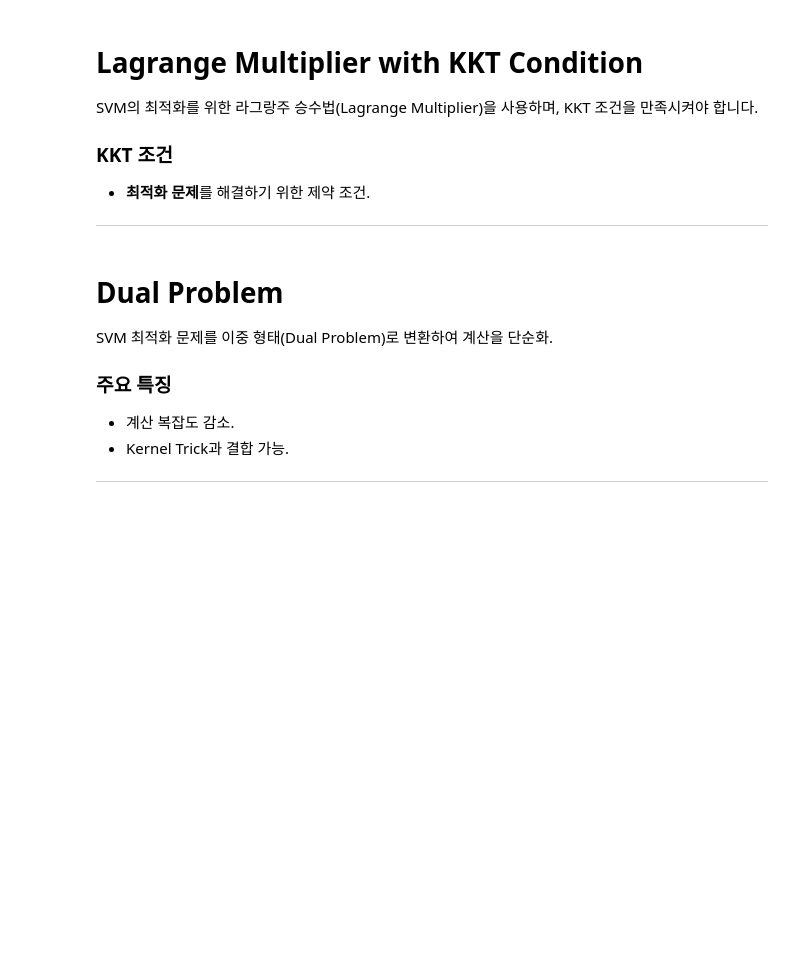
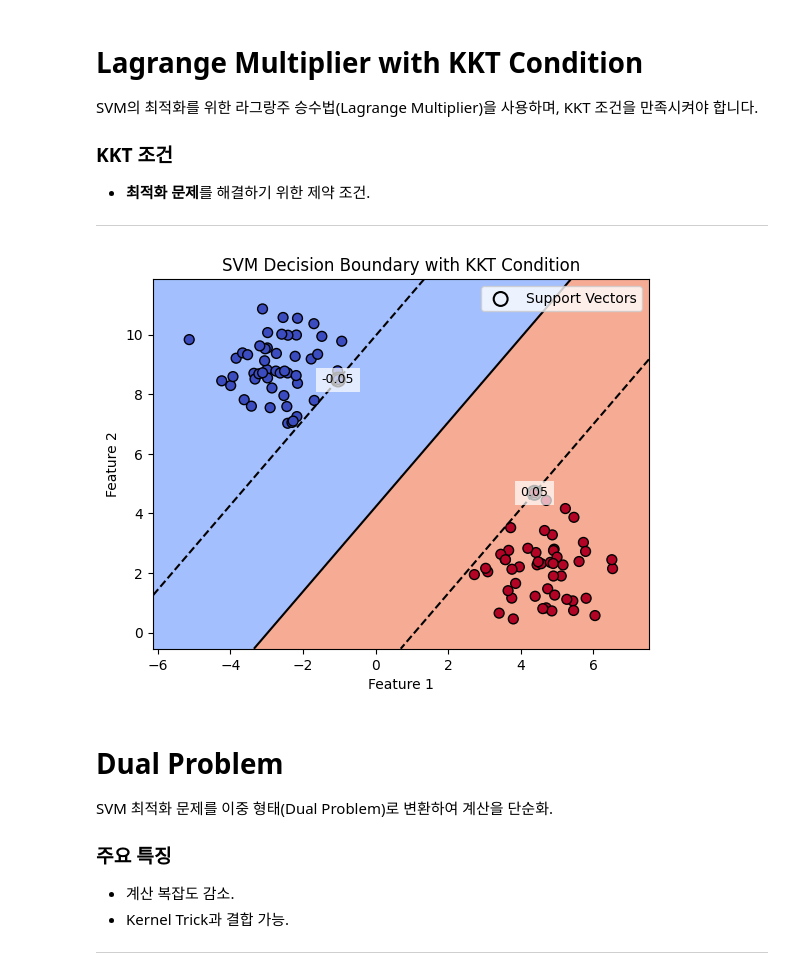
Before and after one commit to YeeeeeHo/ML_Final, a Jupyter notebook: 9.lecture_SVM.ipynb, the cells around one changed output. Saved outputs shown, nothing was run; the diff lists cells and outputs as text; code cells hidden in the pictures; blank space fills up the shorter version.

```diff
--- a/9.lecture_SVM.ipynb
+++ b/9.lecture_SVM.ipynb
@@ -19,6 +60,53 @@ SVM의 최적화를 위한 라그랑주 승수법(Lagrange Multiplier)을 사용
 - **최적화 문제**를 해결하기 위한 제약 조건.
 
 ---
+# %%
+from sklearn.datasets import make_blobs
+from sklearn.svm import SVC
+import numpy as np
+import matplotlib.pyplot as plt
+
+# 데이터 생성
+X, y = make_blobs(n_samples=100, centers=2, cluster_std=1.0, random_state=42)
+
+# SVM 모델 학습
+model = SVC(kernel='linear', C=1.0)
+model.fit(X, y)
+
+# 결정 경계 및 서포트 벡터 시각화 함수
+def plot_kkt_svm(model, X, y):
+    x_min, x_max = X[:, 0].min() - 1, X[:, 0].max() + 1
+    y_min, y_max = X[:, 1].min() - 1, X[:, 1].max() + 1
+    xx, yy = np.meshgrid(np.linspace(x_min, x_max, 200),
+                         np.linspace(y_min, y_max, 200))
+    Z = model.decision_function(np.c_[xx.ravel(), yy.ravel()])
+    Z = Z.reshape(xx.shape)
+
+    # 결정 경계 및 마진 시각화
+    plt.contourf(xx, yy, Z > 0, alpha=0.8, cmap='coolwarm')
+    plt.contour(xx, yy, Z, colors='k', levels=[-1, 0, 1], linestyles=['--', '-', '--'])
+
+    # 데이터 포인트와 서포트 벡터 시각화
+    plt.scatter(X[:, 0], X[:, 1], c=y, cmap='coolwarm', edgecolor='k', s=50)
+    plt.scatter(model.support_vectors_[:, 0], model.support_vectors_[:, 1],
+                s=100, facecolors='none', edgecolors='k', linewidth=1.5, label='Support Vectors')
+
+    # KKT 조건에 따른 서포트 벡터 강조
+    dual_coefs = model.dual_coef_[0]
+    for sv, alpha in zip(model.support_vectors_, dual_coefs):
+        plt.text(sv[0], sv[1], f"{alpha:.2f}", color="black", fontsize=9,
+                 ha="center", va="center", bbox=dict(facecolor='white', alpha=0.7, edgecolor='none'))
+
+    plt.title("SVM Decision Boundary with KKT Condition")
+    plt.xlabel("Feature 1")
+    plt.ylabel("Feature 2")
+    plt.legend()
+    plt.show()
+
+# 시각화 함수 호출
+plot_kkt_svm(model, X, y)
+# %% [output]
+[figure, added]
 # %% [markdown]
 
 # Dual Problem
```
Also changed, not shown: parts of 4 cells of this notebook.
